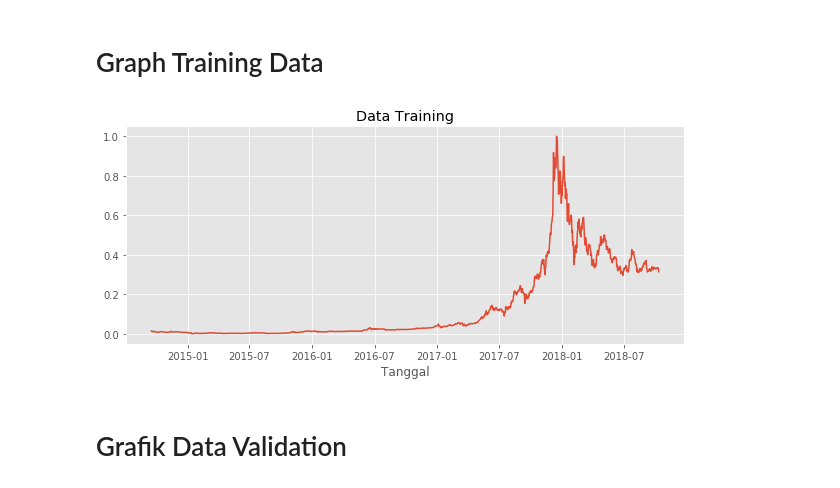
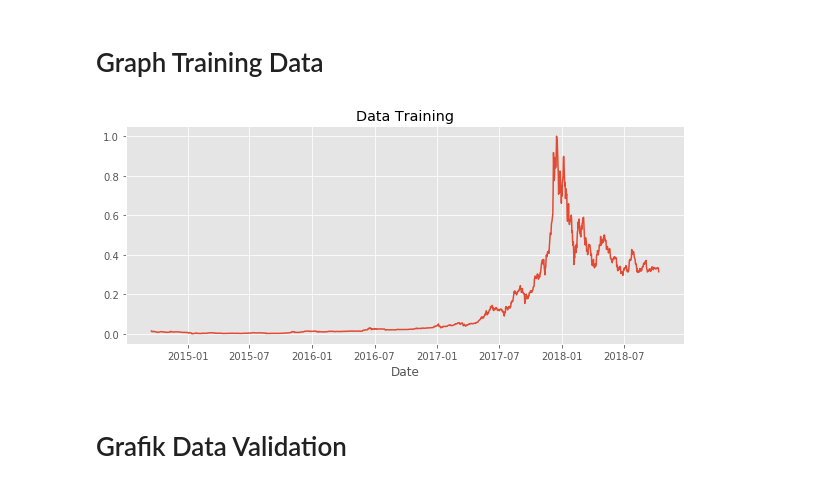
Before and after one commit to rifkyahmadsaputra/Prediction-Bitcoin-Price-with-Gated-Recurrent-Unit-RNN, a Jupyter notebook: Prediction with GRU RNN.ipynb, the cells around one changed output. Cells and saved outputs as stored; diff of their text form; code cells hidden in the pictures.

```diff
--- a/Prediction with GRU RNN.ipynb
+++ b/Prediction with GRU RNN.ipynb
@@ -110,13 +105,13 @@ test_set = dataset_norm[totaldatatrain+totaldataval:]
 # %%
 # graph data training
 fig = plt.figure(figsize=(10, 4))
 plt.plot(training_set)
-plt.xlabel('Tanggal')
+plt.xlabel('Date')
 plt.gca().xaxis.set_major_formatter(mdates.DateFormatter("%Y-%m"))
 plt.title('Data Training')
 plt.show()
 # %% [output]
-[figure, old version]
+[figure, new version]
 # %% [markdown]
 # Grafik Data Validation
 # %%
```
Also changed, not shown: parts of 12 cells of this notebook.
